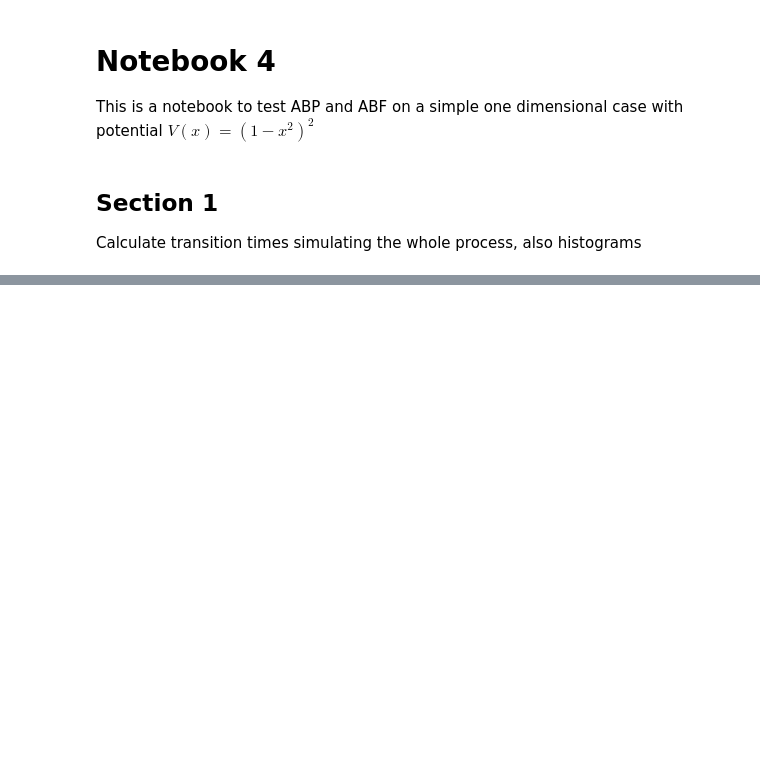
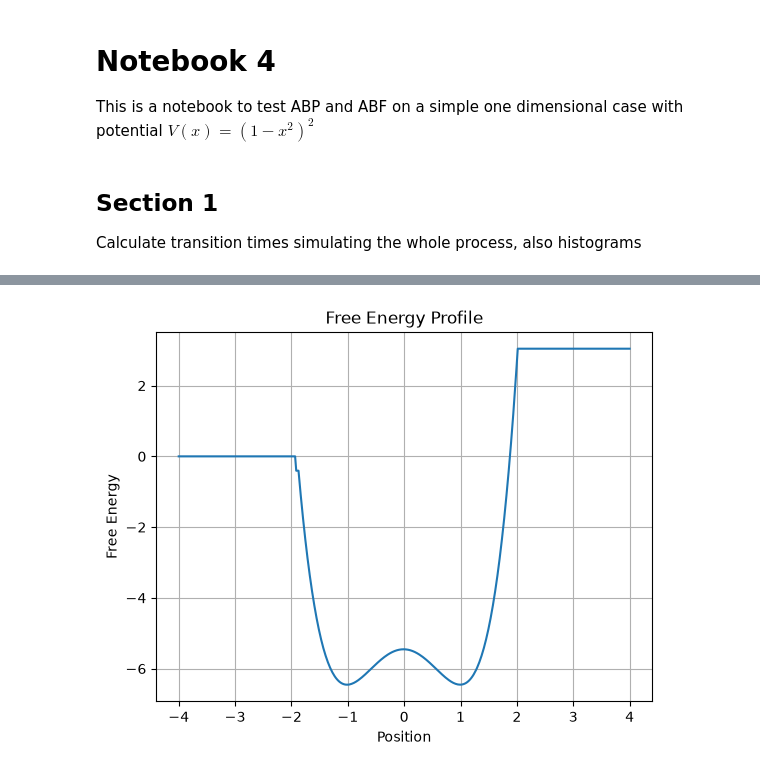
Before and after one commit to JuanCarlosPrieto/STAGE, a Jupyter notebook: project/notebooks/simple_abp_abf_1dimension.ipynb, the cells around one changed output, grey strips where cells are left out. Cells and saved outputs as stored; diff of their text form; code cells hidden in the pictures; blank space fills up the shorter version.

```diff
--- a/project/notebooks/simple_abp_abf_1dimension.ipynb
+++ b/project/notebooks/simple_abp_abf_1dimension.ipynb
@@ -76,0 +162,15 @@ Standard deviation of transition times: 0.25917989809364766
+# %%
+import numpy as np
+from src.abp_abf.potential import Potential
+from src.abp_abf.abf_simple import ABF
+
+dt = 0.001
+potential = Potential(1, lambda x: (1 - x[0] ** 2) ** 2, lambda x: -4 * x[0] * (1 - x[0] ** 2))
+
+
+abf = ABF(num_steps=10000, delta_t=dt, D=1, initial_position=np.array([-1.0]), b=potential, bins=400, range=(-4, 4))
+abf.simulate()
+abf.free_energy()
+abf.plot_free_energy()
+# %% [output]
+[figure, added]
```
Also changed, not shown: parts of 9 cells of this notebook, 2 other files.
